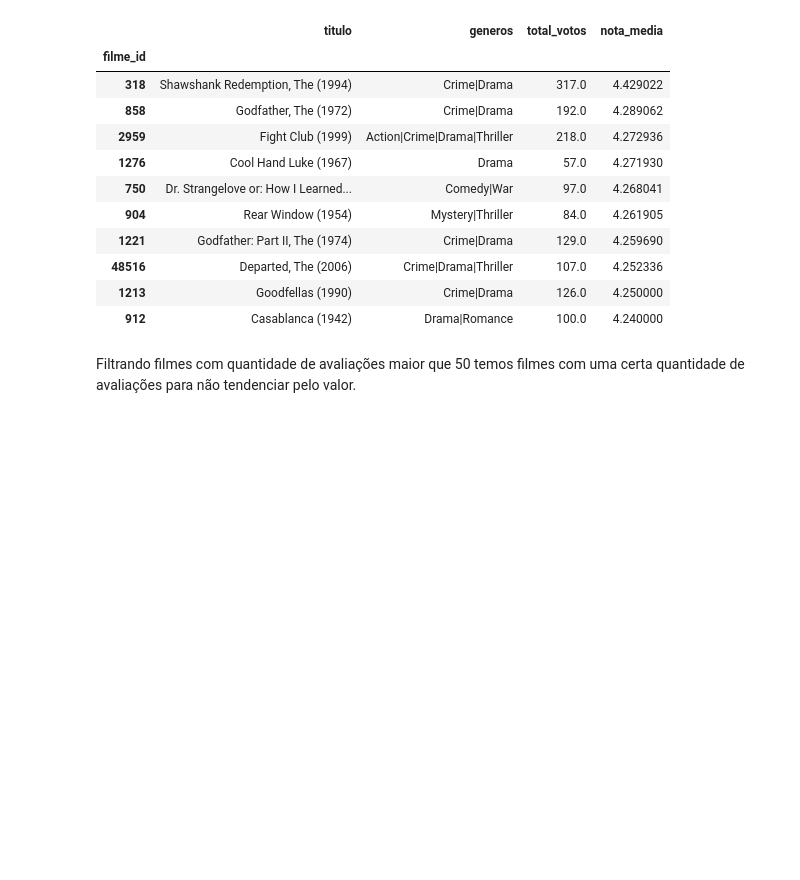
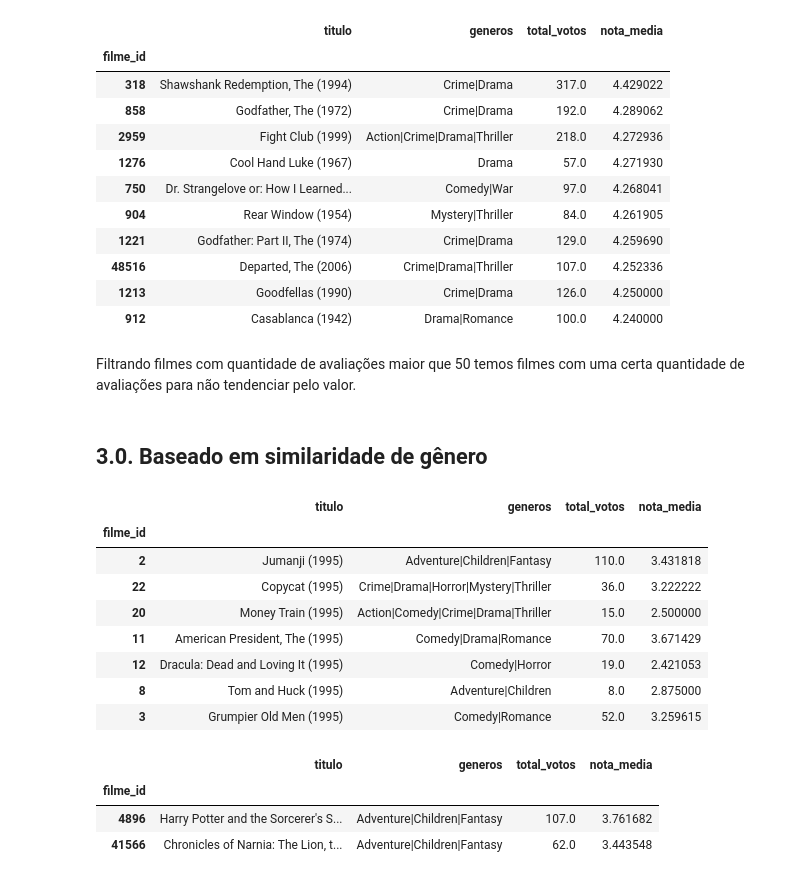
Before and after one commit to laurivansareta/sistema-recomendacao-movielens, a Jupyter notebook: sistema-recomendacao-movielens.ipynb, the cells around one changed output. Saved outputs shown, nothing was run; the diff lists cells and outputs as text; code cells hidden in the pictures; blank space fills up the shorter version.

Commit message:
- Recomendação baseado em similaridade de gênero - Filtragem colaborativa ou baseada em conteúdo.

```diff
--- a/sistema-recomendacao-movielens.ipynb
+++ b/sistema-recomendacao-movielens.ipynb
@@ -147,3 +151,26 @@ filmes_mais_50_votos.sort_values('nota_media', ascending=False).head(10)
 | 912 | Casablanca (1942) | Drama|Romance | 100.0 | 4.240000 |
 # %% [markdown]
 Filtrando filmes com quantidade de avaliações maior que 50 temos filmes com uma certa quantidade de avaliações para não tendenciar pelo valor.
+# %% [markdown]
+## 3.0. Baseado em similaridade de gênero
+# %%
+assistido = [1, 21, 19, 10, 11, 7 , 2]
+filmes.iloc[ assistido ]
+# %% [output]
+|  | titulo | generos | total_votos | nota_media |
+| filme_id |  |  |  |  |
+| 2 | Jumanji (1995) | Adventure|Children|Fantasy | 110.0 | 3.431818 |
+| 22 | Copycat (1995) | Crime|Drama|Horror|Mystery|Thriller | 36.0 | 3.222222 |
+| 20 | Money Train (1995) | Action|Comedy|Crime|Drama|Thriller | 15.0 | 2.500000 |
+| 11 | American President, The (1995) | Comedy|Drama|Romance | 70.0 | 3.671429 |
+| 12 | Dracula: Dead and Loving It (1995) | Comedy|Horror | 19.0 | 2.421053 |
+| 8 | Tom and Huck (1995) | Adventure|Children | 8.0 | 2.875000 |
+| 3 | Grumpier Old Men (1995) | Comedy|Romance | 52.0 | 3.259615 |
+# %%
+aventura_infantil_fantasia = filmes_mais_50_votos.query( 'generos=="Adventure|Children|Fantasy"')
+aventura_infantil_fantasia.drop(assistido, errors='ignore').sort_values('nota_media', ascending=False).head(10)
+# %% [output]
+|  | titulo | generos | total_votos | nota_media |
+| filme_id |  |  |  |  |
+| 4896 | Harry Potter and the Sorcerer's S... | Adventure|Children|Fantasy | 107.0 | 3.761682 |
+| 41566 | Chronicles of Narnia: The Lion, t... | Adventure|Children|Fantasy | 62.0 | 3.443548 |
```
Also changed, not shown: parts of 28 cells of this notebook.
